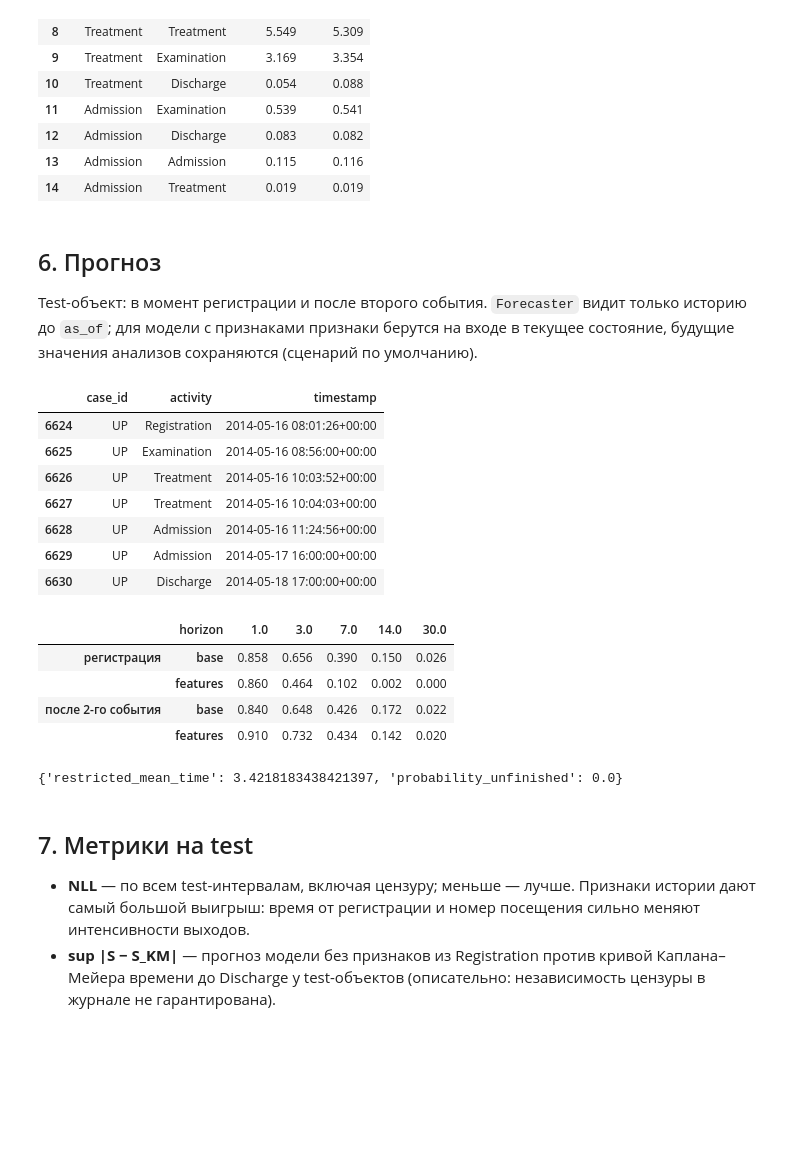
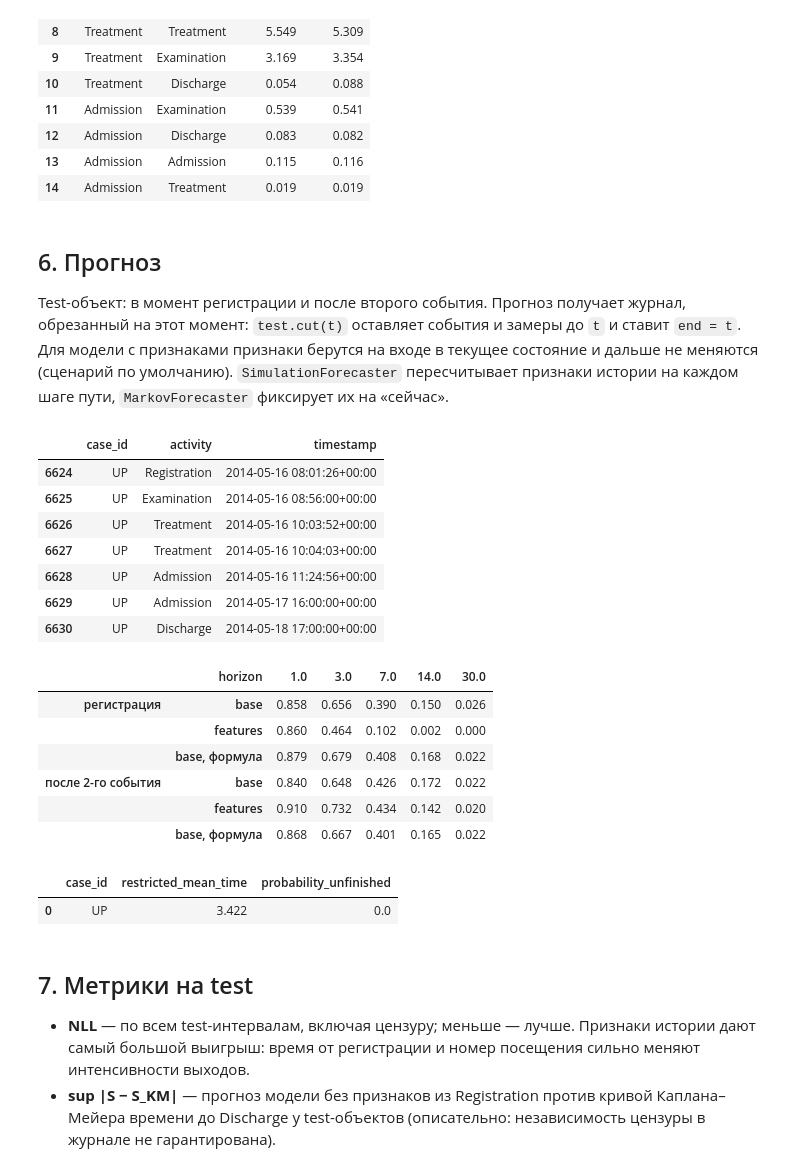
Before and after one commit to iuliivasilev/SurvivalProcessMining, a Jupyter notebook: dima/petri_net_time_estimation_sepsis.ipynb, the cells around one changed output. Saved outputs shown, nothing was run; the diff lists cells and outputs as text; code cells hidden in the pictures; blank space fills up the shorter version.

```diff
--- a/dima/petri_net_time_estimation_sepsis.ipynb
+++ b/dima/petri_net_time_estimation_sepsis.ipynb
@@ -200,36 +200,45 @@ display(base.edges_table()[["src", "dst", "rate"]].merge(
 # %% [markdown]
 ## 6. Прогноз
 
-Test-объект: в момент регистрации и после второго события. `Forecaster` видит только историю до `as_of`;
-для модели с признаками признаки берутся на входе в текущее состояние, будущие значения анализов
-сохраняются (сценарий по умолчанию).
+Test-объект: в момент регистрации и после второго события. Прогноз получает журнал, обрезанный
+на этот момент: `test.cut(t)` оставляет события и замеры до `t` и ставит `end = t`.
+Для модели с признаками признаки берутся на входе в текущее состояние и дальше не меняются
+(сценарий по умолчанию). `SimulationForecaster` пересчитывает признаки истории на каждом шаге пути,
+`MarkovForecaster` фиксирует их на «сейчас».
 # %%
 case_id = test.events.case_id.iloc[0]
 trace = test.events.loc[test.events.case_id == case_id]
 display(trace)
 times = [1., 3., 7., 14., 30.]
 rows = []
-for label, as_of in [("регистрация", trace.timestamp.iloc[0]), ("после 2-го события", trace.timestamp.iloc[1])]:
+for label, t in [("регистрация", trace.timestamp.iloc[0]), ("после 2-го события", trace.timestamp.iloc[1])]:
+    now = test.cut(t).select([case_id])
     for name in ["base", "features"]:
-        s = Forecaster(models[name], n_paths=500, seed=1).survival(test, as_of, times, case_id=case_id)
+        s = SimulationForecaster(models[name], n_paths=500, seed=1).survival(now, times)
         rows.append(s.set_index("horizon").survival.rename((label, name)))
+    s = MarkovForecaster(models["base"]).survival(now, times)
+    rows.append(s.set_index("horizon").survival.rename((label, "base, формула")))
 display(pd.DataFrame(rows))
-print(Forecaster(featured, n_paths=500, seed=1).expected_time(test, trace.timestamp.iloc[0], horizon=30., case_id=case_id))
+display(SimulationForecaster(featured, n_paths=500, seed=1).expected_time(
+    test.cut(trace.timestamp.iloc[0]).select([case_id]), horizon=30.))
 # %% [output]
 |  | case_id | activity | timestamp |
 | 6624 | UP | Registration | 2014-05-16 08:01:26+00:00 |
 | 6625 | UP | Examination | 2014-05-16 08:56:00+00:00 |
 | 6626 | UP | Treatment | 2014-05-16 10:03:52+00:00 |
 | 6627 | UP | Treatment | 2014-05-16 10:04:03+00:00 |
 | 6628 | UP | Admission | 2014-05-16 11:24:56+00:00 |
 | 6629 | UP | Admission | 2014-05-17 16:00:00+00:00 |
 | 6630 | UP | Discharge | 2014-05-18 17:00:00+00:00 |
 |  | horizon | 1.0 | 3.0 | 7.0 | 14.0 | 30.0 |
 | регистрация | base | 0.858 | 0.656 | 0.390 | 0.150 | 0.026 |
 |  | features | 0.860 | 0.464 | 0.102 | 0.002 | 0.000 |
+|  | base, формула | 0.879 | 0.679 | 0.408 | 0.168 | 0.022 |
 | после 2-го события | base | 0.840 | 0.648 | 0.426 | 0.172 | 0.022 |
 |  | features | 0.910 | 0.732 | 0.434 | 0.142 | 0.020 |
+|  | base, формула | 0.868 | 0.667 | 0.401 | 0.165 | 0.022 |
-{'restricted_mean_time': 3.4218183438421397, 'probability_unfinished': 0.0}
+|  | case_id | restricted_mean_time | probability_unfinished |
+| 0 | UP | 3.422 | 0.0 |
 # %% [markdown]
 ## 7. Метрики на test
 
```
Also changed, not shown: parts of 3 cells of this notebook, 29 other files.
